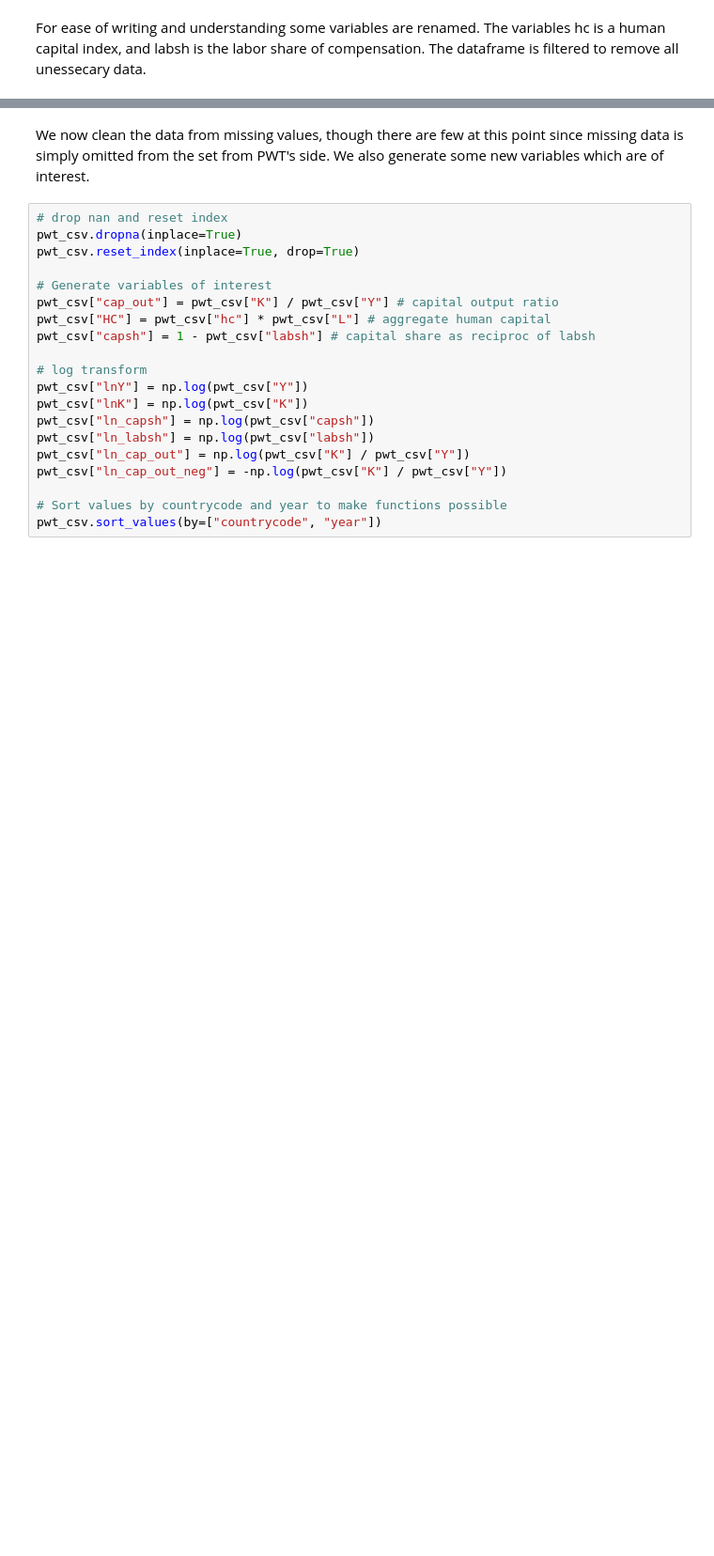
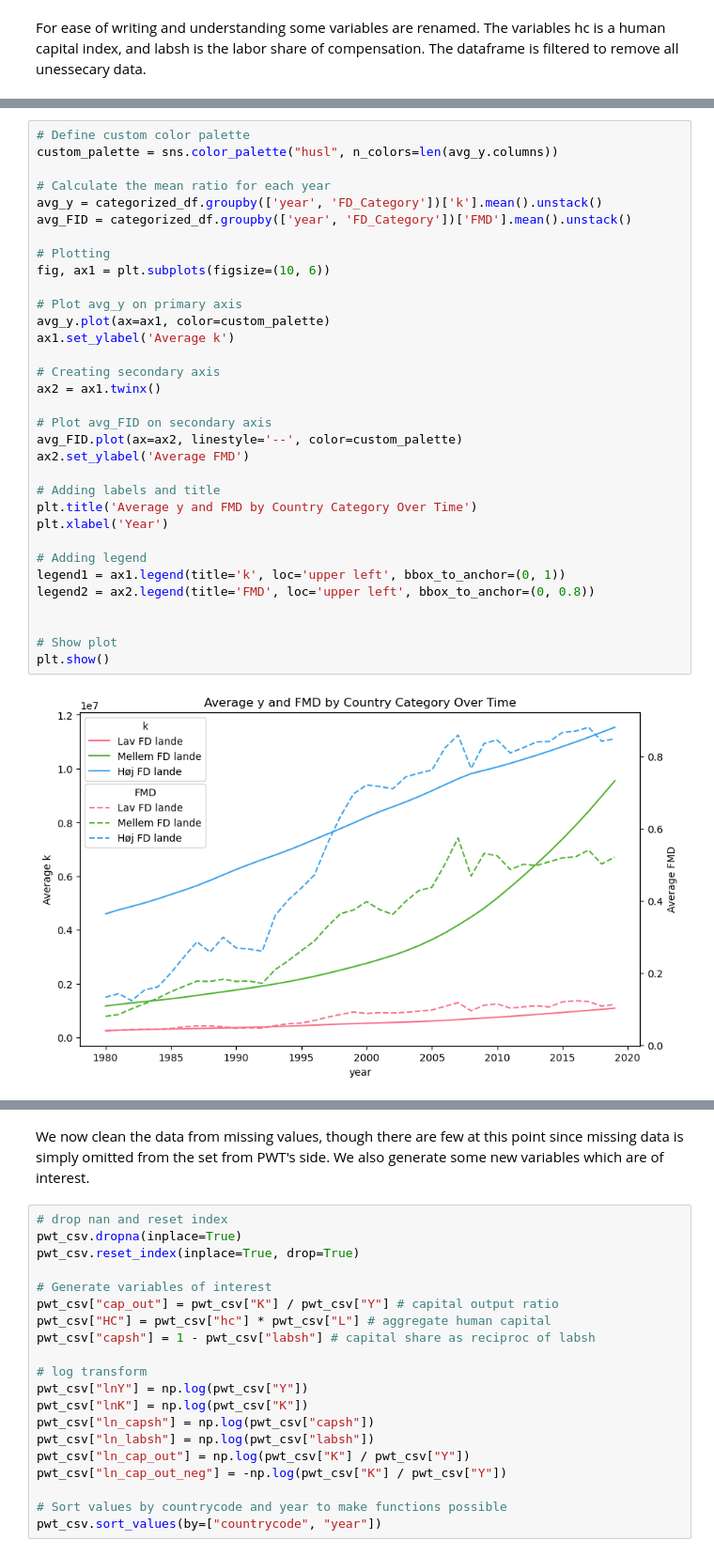
Before and after one commit to NumEconCopenhagen/projects-2024-mathias-mikkel-gabriele, a Jupyter notebook: dataproject/dataproject.ipynb, the cells around one changed output, grey strips where cells are left out. Shown at 94% size. Saved outputs shown, nothing was run; the diff lists cells and outputs as text; blank space fills up the shorter version.

```diff
--- a/dataproject/dataproject.ipynb
+++ b/dataproject/dataproject.ipynb
@@ -68,0 +197,35 @@ pwt_csv = pwt_csv[var_of_int]
+# %%
+# Define custom color palette
+custom_palette = sns.color_palette("husl", n_colors=len(avg_y.columns))
+
+# Calculate the mean ratio for each year
+avg_y = categorized_df.groupby(['year', 'FD_Category'])['k'].mean().unstack()
+avg_FID = categorized_df.groupby(['year', 'FD_Category'])['FMD'].mean().unstack()
+
+# Plotting
+fig, ax1 = plt.subplots(figsize=(10, 6))
+
+# Plot avg_y on primary axis
+avg_y.plot(ax=ax1, color=custom_palette)
+ax1.set_ylabel('Average k')
+
+# Creating secondary axis
+ax2 = ax1.twinx()
+
+# Plot avg_FID on secondary axis
+avg_FID.plot(ax=ax2, linestyle='--', color=custom_palette)
+ax2.set_ylabel('Average FMD')
+
+# Adding labels and title
+plt.title('Average y and FMD by Country Category Over Time')
+plt.xlabel('Year')
+
+# Adding legend
+legend1 = ax1.legend(title='k', loc='upper left', bbox_to_anchor=(0, 1))
+legend2 = ax2.legend(title='FMD', loc='upper left', bbox_to_anchor=(0, 0.8))
+
+
+# Show plot
+plt.show()
+# %% [output]
+[figure, added]
```
Also changed, not shown: parts of 24 cells of this notebook.
